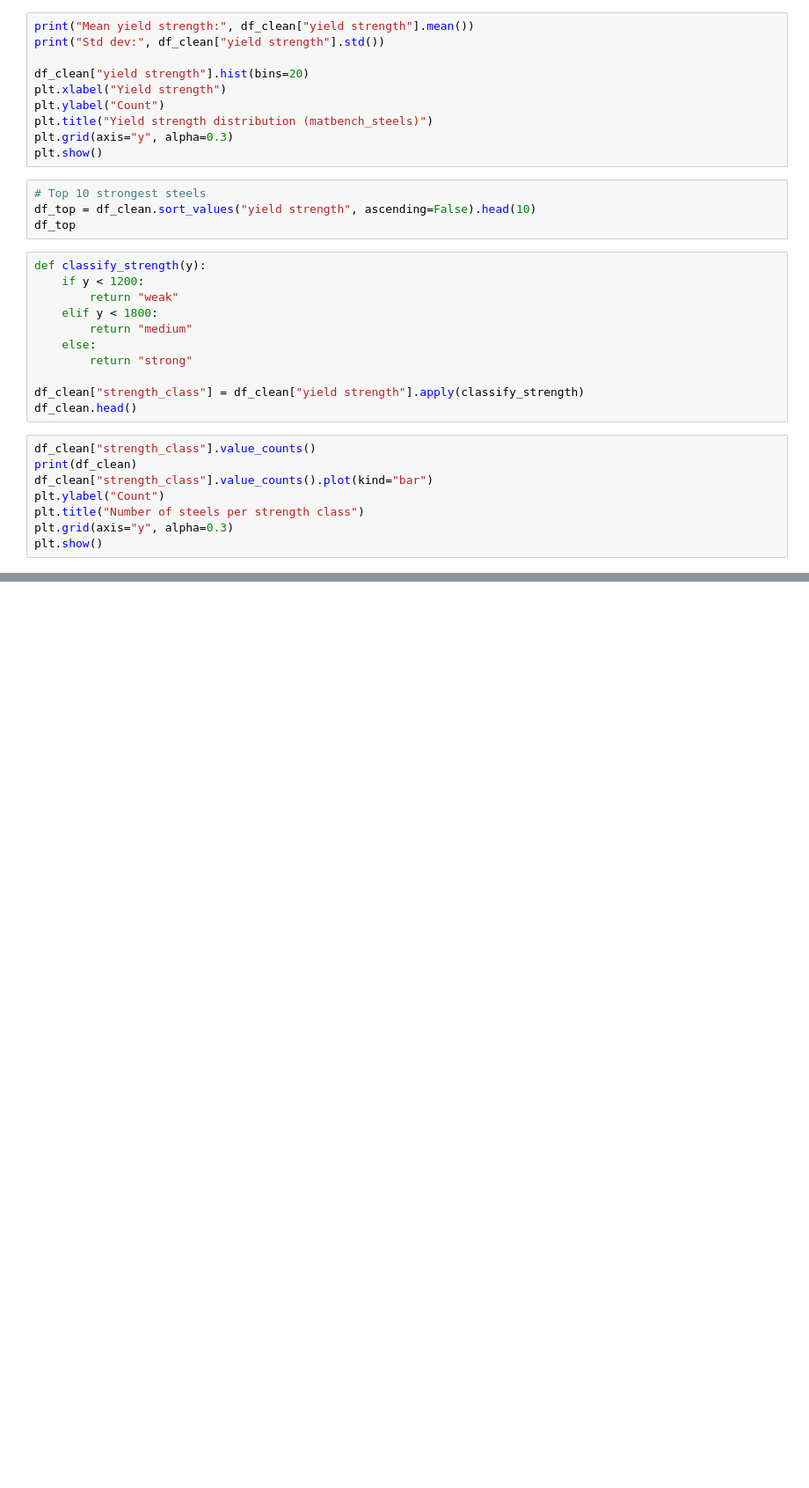
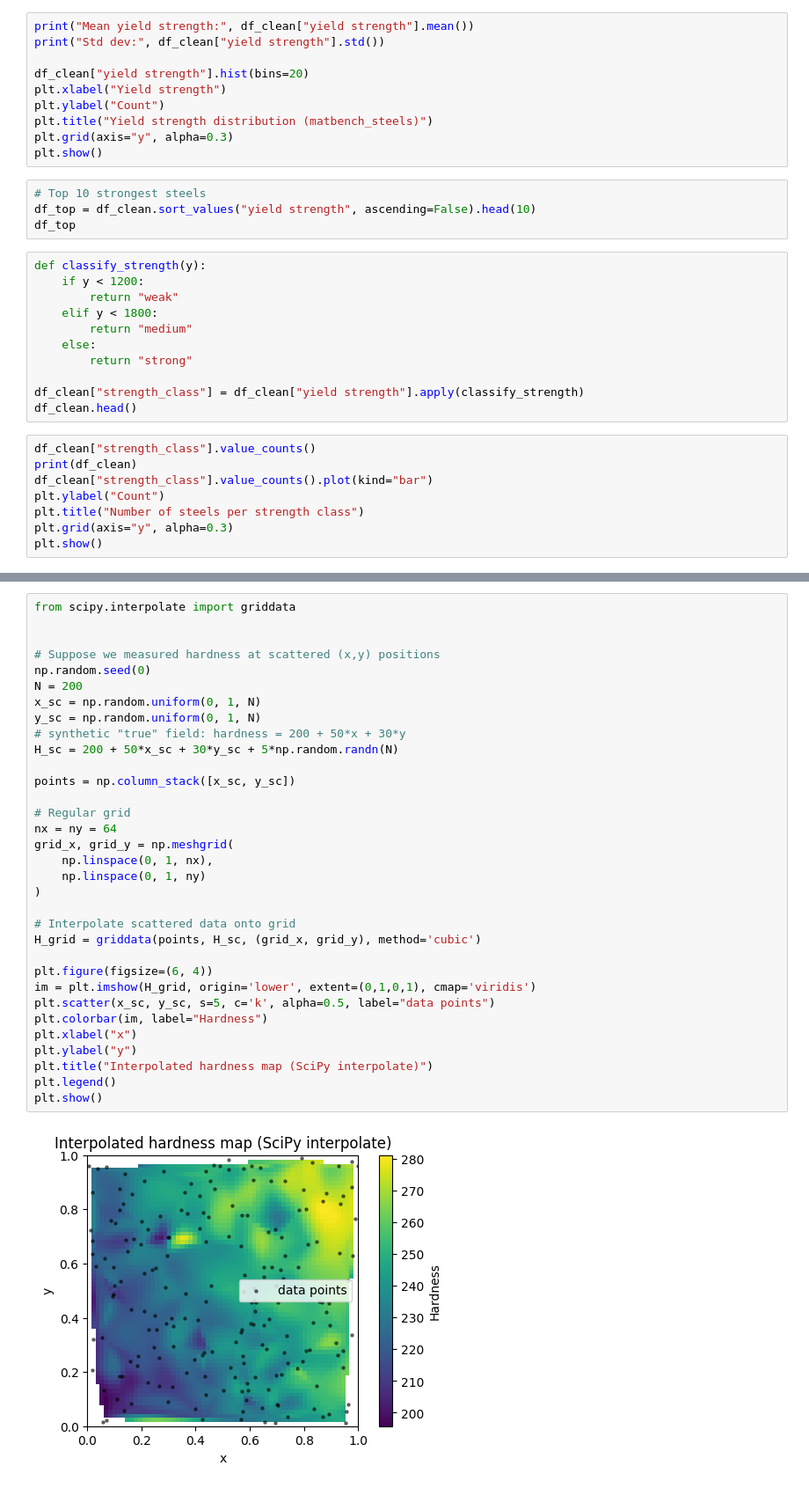
Before and after one commit to DimoA/ML-Mat-MSN, a Jupyter notebook: Notebooks/Why_Python.ipynb, the cells around one changed output, grey strips where cells are left out. Shown at 88% size. Drawn from its saved outputs; the diff is of its cells as text; blank space fills up the shorter version.

```diff
--- a/Notebooks/Why_Python.ipynb
+++ b/Notebooks/Why_Python.ipynb
@@ -829,0 +912,35 @@ plt.show()
+# %%
+from scipy.interpolate import griddata
+
+
+# Suppose we measured hardness at scattered (x,y) positions
+np.random.seed(0)
+N = 200
+x_sc = np.random.uniform(0, 1, N)
+y_sc = np.random.uniform(0, 1, N)
+# synthetic "true" field: hardness = 200 + 50*x + 30*y
+H_sc = 200 + 50*x_sc + 30*y_sc + 5*np.random.randn(N)
+
+points = np.column_stack([x_sc, y_sc])
+
+# Regular grid
+nx = ny = 64
+grid_x, grid_y = np.meshgrid(
+    np.linspace(0, 1, nx),
+    np.linspace(0, 1, ny)
+)
+
+# Interpolate scattered data onto grid
+H_grid = griddata(points, H_sc, (grid_x, grid_y), method='cubic')
+
+plt.figure(figsize=(6, 4))
+im = plt.imshow(H_grid, origin='lower', extent=(0,1,0,1), cmap='viridis')
+plt.scatter(x_sc, y_sc, s=5, c='k', alpha=0.5, label="data points")
+plt.colorbar(im, label="Hardness")
+plt.xlabel("x")
+plt.ylabel("y")
+plt.title("Interpolated hardness map (SciPy interpolate)")
+plt.legend()
+plt.show()
+# %% [output]
+[figure, added]
```
Also changed, not shown: parts of 3 cells of this notebook.
